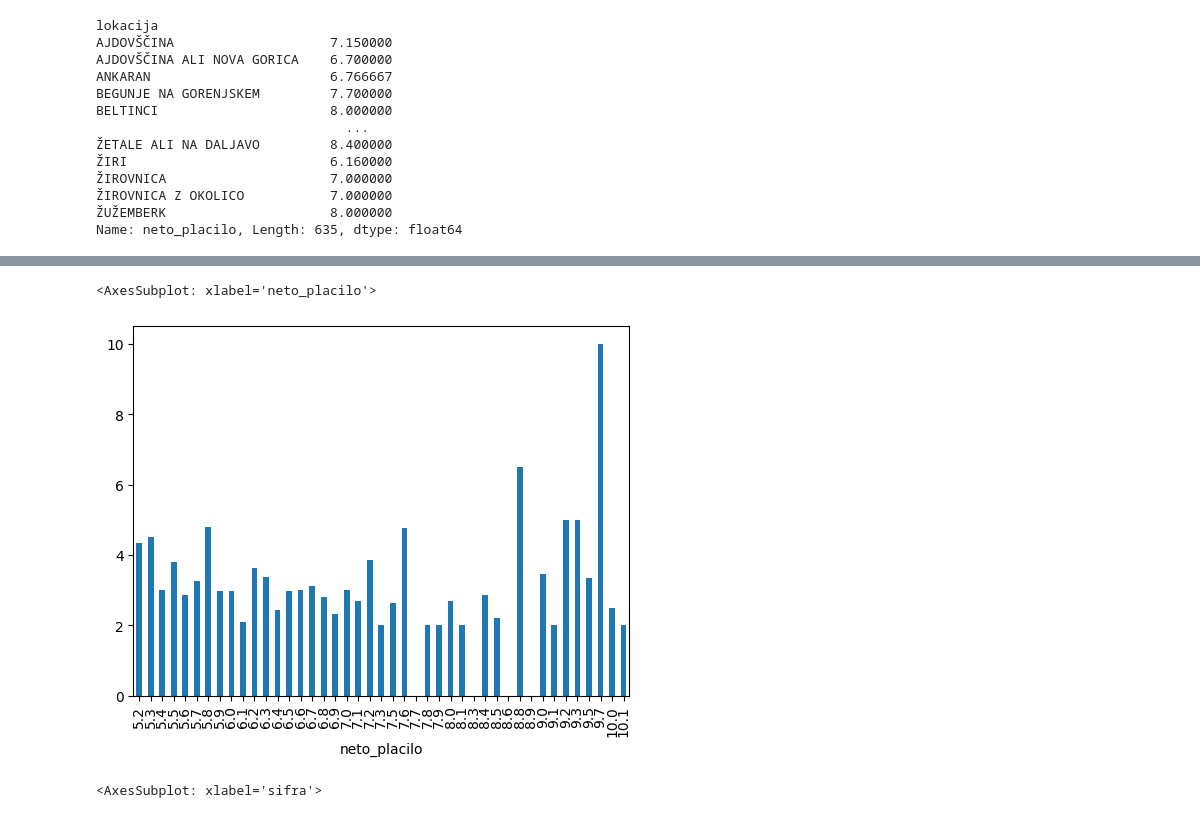
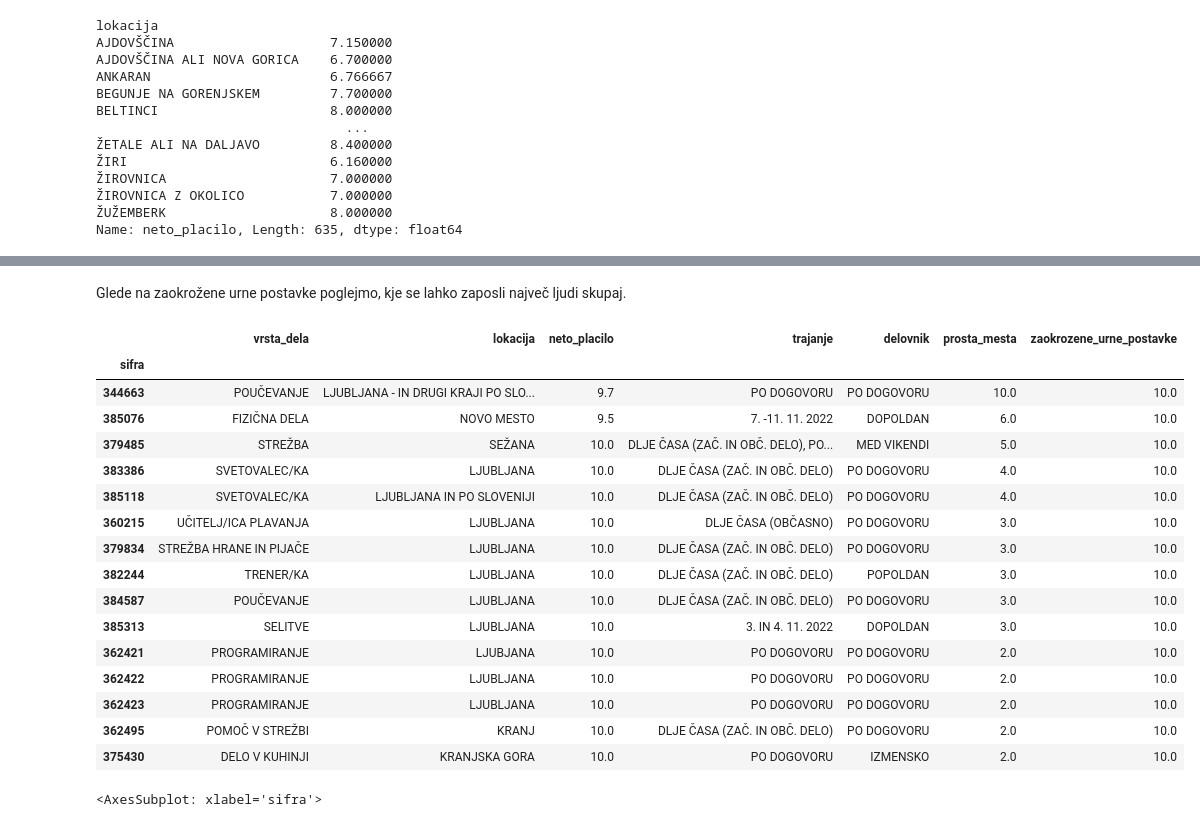
Before and after one commit to miaaren/projektna-naloga-UVP, a Jupyter notebook: obdelava.ipynb, the cells around one changed output, grey strips where cells are left out. Drawn from its saved outputs; the diff is of its cells as text; code cells hidden in the pictures.

```diff
--- a/obdelava.ipynb
+++ b/obdelava.ipynb
@@ -196,8 +198,25 @@ oglasi.groupby("neto_placilo").prosta_mesta.mean().plot()
-# %%
-oglasi.groupby("neto_placilo").prosta_mesta.mean().plot.bar()
-# %% [output]
-<AxesSubplot: xlabel='neto_placilo'>
-[figure, removed]
+# %% [markdown]
+Glede na zaokrožene urne postavke poglejmo, kje se lahko zaposli največ ljudi skupaj.
+# %%
+oglasi.sort_values(by=['zaokrozene_urne_postavke', 'prosta_mesta'], ascending=[False, False]).head(15)
+# %% [output]
+|  | vrsta_dela | lokacija | neto_placilo | trajanje | delovnik | prosta_mesta | zaokrozene_urne_postavke |
+| sifra |  |  |  |  |  |  |  |
+| 344663 | POUČEVANJE | LJUBLJANA - IN DRUGI KRAJI PO SLO... | 9.7 | PO DOGOVORU | PO DOGOVORU | 10.0 | 10.0 |
+| 385076 | FIZIČNA DELA | NOVO MESTO | 9.5 | 7. -11. 11. 2022 | DOPOLDAN | 6.0 | 10.0 |
+| 379485 | STREŽBA | SEŽANA | 10.0 | DLJE ČASA (ZAČ. IN OBČ. DELO), PO... | MED VIKENDI | 5.0 | 10.0 |
+| 383386 | SVETOVALEC/KA | LJUBLJANA | 10.0 | DLJE ČASA (ZAČ. IN OBČ. DELO) | PO DOGOVORU | 4.0 | 10.0 |
+| 385118 | SVETOVALEC/KA | LJUBLJANA IN PO SLOVENIJI | 10.0 | DLJE ČASA (ZAČ. IN OBČ. DELO) | PO DOGOVORU | 4.0 | 10.0 |
+| 360215 | UČITELJ/ICA PLAVANJA | LJUBLJANA | 10.0 | DLJE ČASA (OBČASNO) | PO DOGOVORU | 3.0 | 10.0 |
+| 379834 | STREŽBA HRANE IN PIJAČE | LJUBLJANA | 10.0 | DLJE ČASA (ZAČ. IN OBČ. DELO) | PO DOGOVORU | 3.0 | 10.0 |
+| 382244 | TRENER/KA | LJUBLJANA | 10.0 | DLJE ČASA (ZAČ. IN OBČ. DELO) | POPOLDAN | 3.0 | 10.0 |
+| 384587 | POUČEVANJE | LJUBLJANA | 10.0 | DLJE ČASA (ZAČ. IN OBČ. DELO) | PO DOGOVORU | 3.0 | 10.0 |
+| 385313 | SELITVE | LJUBLJANA | 10.0 | 3. IN 4. 11. 2022 | DOPOLDAN | 3.0 | 10.0 |
+| 362421 | PROGRAMIRANJE | LJUBJANA | 10.0 | PO DOGOVORU | PO DOGOVORU | 2.0 | 10.0 |
+| 362422 | PROGRAMIRANJE | LJUBLJANA | 10.0 | PO DOGOVORU | PO DOGOVORU | 2.0 | 10.0 |
+| 362423 | PROGRAMIRANJE | LJUBLJANA | 10.0 | PO DOGOVORU | PO DOGOVORU | 2.0 | 10.0 |
+| 362495 | POMOČ V STREŽBI | KRANJ | 10.0 | DLJE ČASA (ZAČ. IN OBČ. DELO) | PO DOGOVORU | 2.0 | 10.0 |
+| 375430 | DELO V KUHINJI | KRANJSKA GORA | 10.0 | PO DOGOVORU | IZMENSKO | 2.0 | 10.0 |
 # %%
 oglasi[
     oglasi.neto_placilo > 7
```
Also changed, not shown: parts of 12 cells of this notebook.
